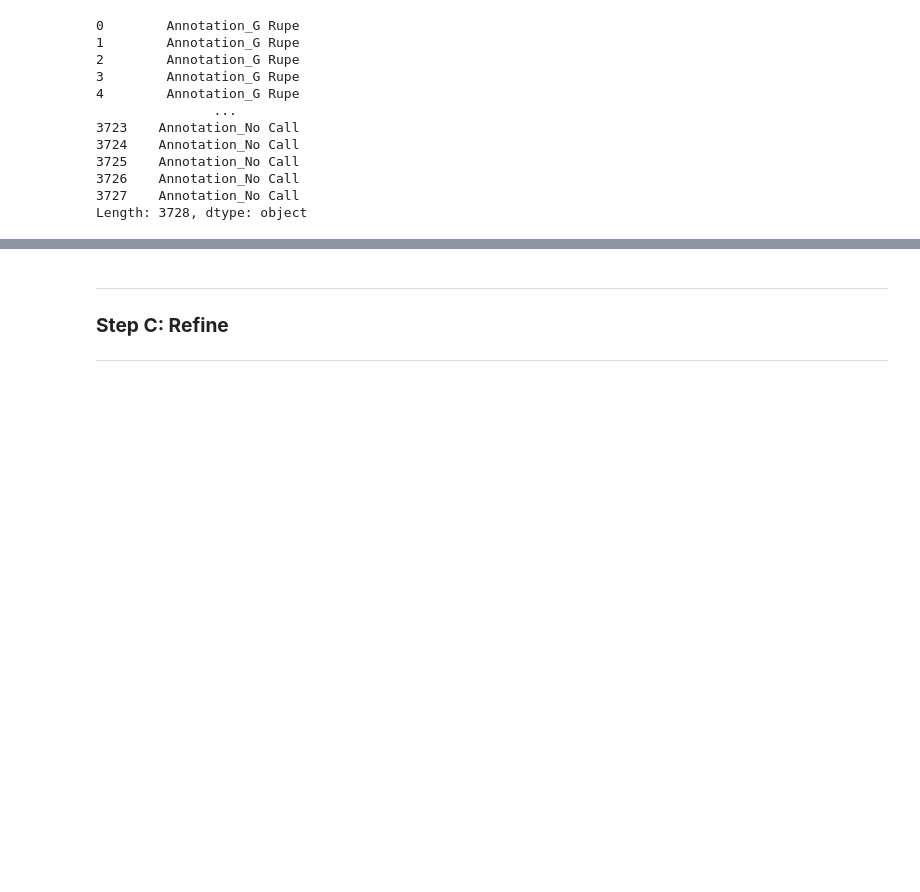
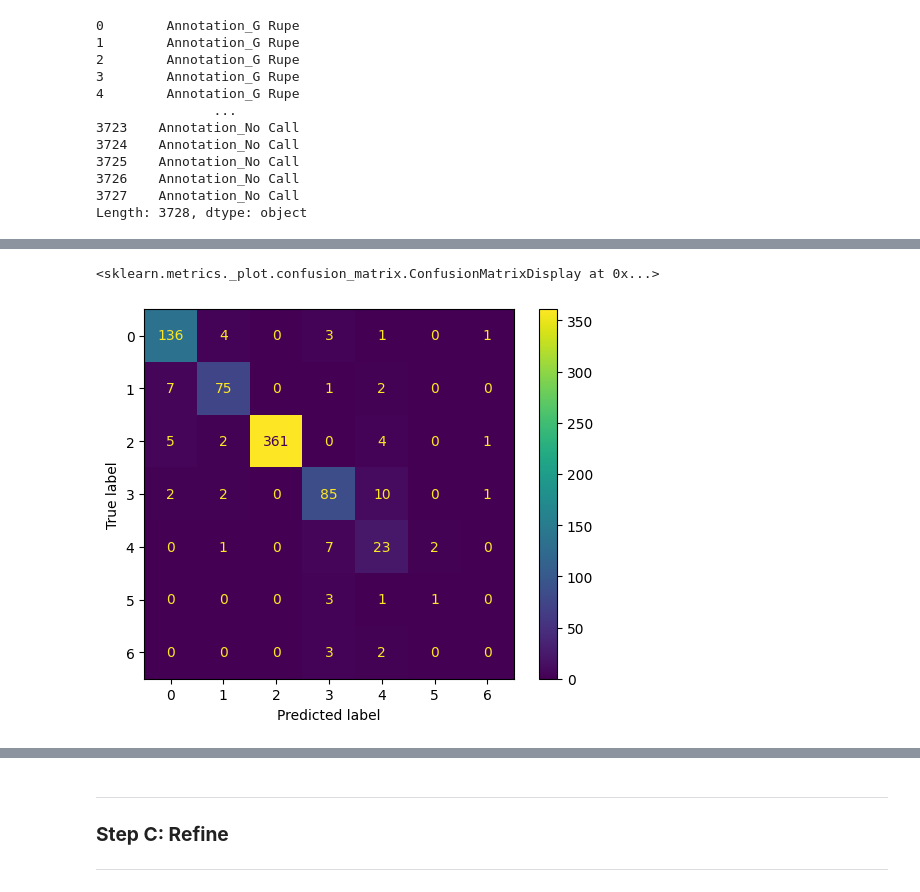
Before and after one commit to damienfarrell/machine-learning-project-2, a Jupyter notebook: project_2.ipynb, the cells around one changed output, grey strips where cells are left out. Saved outputs shown, nothing was run; the diff lists cells and outputs as text; code cells hidden in the pictures; blank space fills up the shorter version.

```diff
--- a/project_2.ipynb
+++ b/project_2.ipynb
@@ -252,0 +255,14 @@ plot_loss(history)
+# %%
+y_pred_prob = model.predict(X_test)  # Predicted probabilities
+y_pred = np.argmax(y_pred_prob, axis=1)  # Convert to class labels
+
+# Convert y_test from one-hot to class labels
+y_true = np.argmax(y_test, axis=1)
+
+# Generate the confusion matrix
+cm = confusion_matrix(y_true, y_pred)
+
+# Display the confusion matrix
+disp = ConfusionMatrixDisplay(confusion_matrix=cm, display_labels=range(y_test.shape[1]))
+disp.plot(cmap='viridis')
+# %% [output]
@@ -252,0 +270,2 @@ plot_loss(history)
+<sklearn.metrics._plot.confusion_matrix.ConfusionMatrixDisplay at 0x...>
+[figure, added]
```
Also changed, not shown: parts of 13 cells of this notebook.
